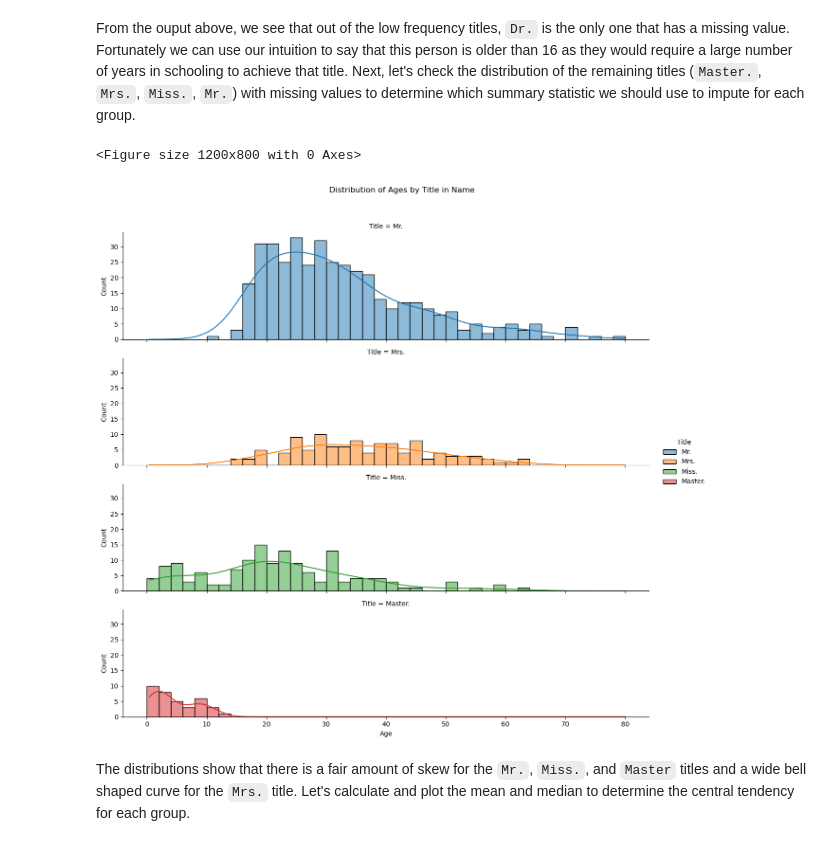
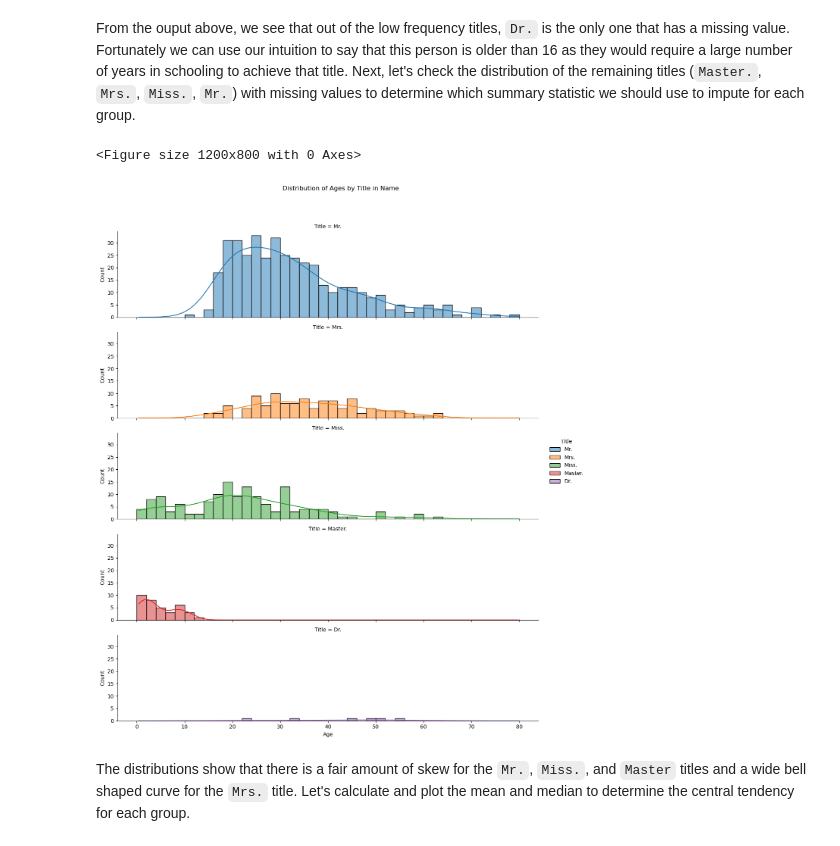
Before and after one commit to xFiveRivers/Kaggle_Titanic, a Jupyter notebook: eda/data_description.ipynb, the cells around one changed output. Cells and saved outputs as stored; diff of their text form; code cells hidden in the pictures.

```diff
--- a/eda/data_description.ipynb
+++ b/eda/data_description.ipynb
@@ -203,34 +192,35 @@ remaining_titles = ['Master.', 'Mrs.', 'Miss.', 'Mr.']
 # %%
 # Create a mapping dictionary with the remaining titles and keys and plot colours as values
 title_dict = {
-    'Master.' : sns.color_palette(as_cmap=True)[0],
-    'Mrs.' : sns.color_palette(as_cmap=True)[1],
-    'Miss.' : sns.color_palette(as_cmap=True)[2],
-    'Mr.' : sns.color_palette(as_cmap=True)[3]
+    'Master.' : {'color' : sns.color_palette(as_cmap=True)[0]},
+    'Mrs.' : {'color' : sns.color_palette(as_cmap=True)[1]},
+    'Miss.' : {'color' : sns.color_palette(as_cmap=True)[2]},
+    'Mr.' : {'color' : sns.color_palette(as_cmap=True)[3]},
+    'Dr.' : {'color' : sns.color_palette(as_cmap=True)[4]}
 }
 # %%
 plt.figure(figsize=(12,8))
 
 ax = sns.displot(
-        data=train_df[train_df['Title'].isin(remaining_titles)],
+        data=train_df[train_df['Title'].isin(title_dict.keys())],
         kind='hist',
         x='Age',
         binwidth=2,
         binrange=(0, 80),
         kde=True,
         row='Title',
         hue='Title',
         height=3,
         aspect=4
     )
 
 ax.fig.subplots_adjust(top=0.9)
 ax.fig.suptitle('Distribution of Ages by Title in Name')
 
 plt.show()
 # %% [output]
 <Figure size 1200x800 with 0 Axes>
-[figure, old version]
+[figure, new version]
 # %% [markdown]
 The distributions show that there is a fair amount of skew for the `Mr.`, `Miss.`, and `Master` titles and a wide bell shaped curve for the `Mrs.` title. Let's calculate and plot the mean and median to determine the central tendency for each group.
 # %%
```
Also changed, not shown: parts of 31 cells of this notebook.
